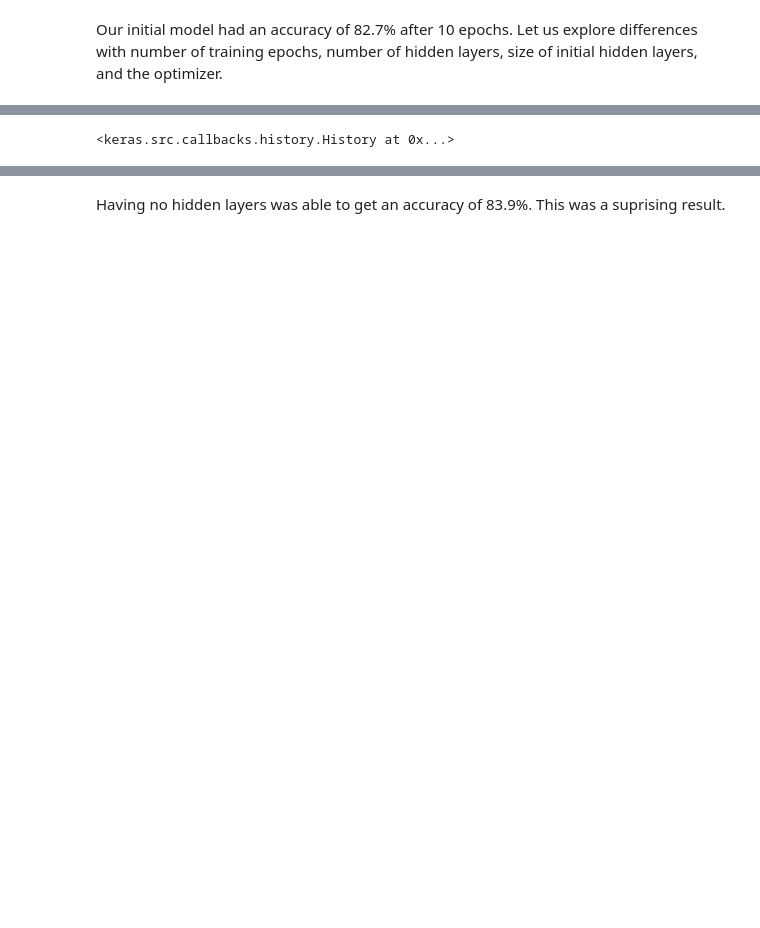
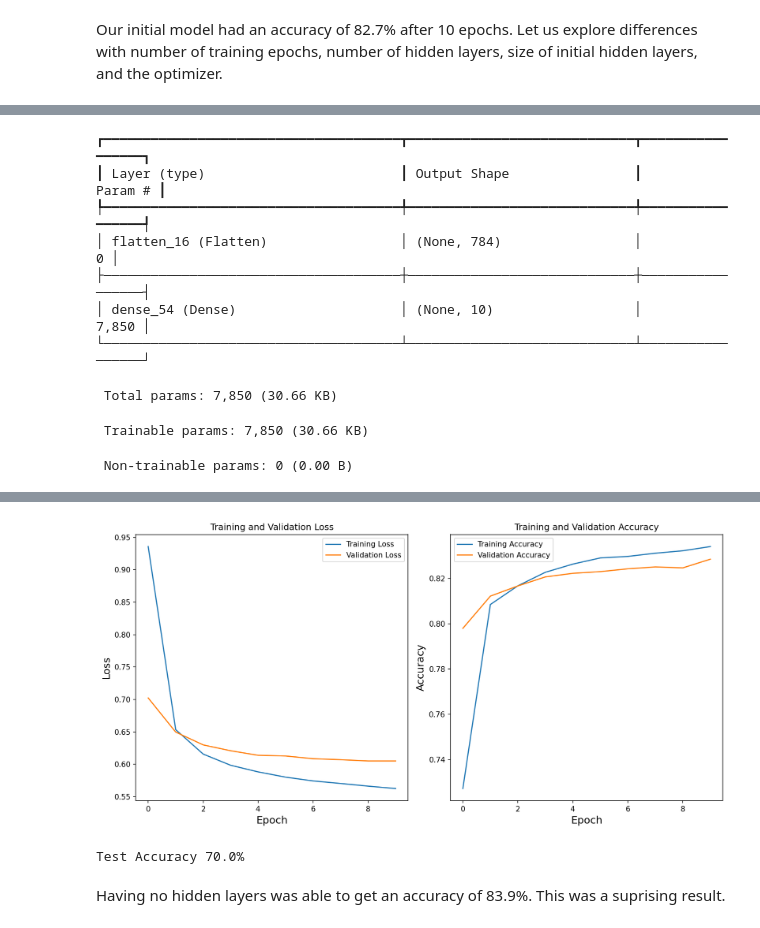
Before and after one commit to jmfb/CSC6621, a Jupyter notebook: m3/m3.ipynb, the cells around one changed output, grey strips where cells are left out. Saved outputs shown, nothing was run; the diff lists cells and outputs as text; code cells hidden in the pictures; blank space fills up the shorter version.

```diff
--- a/m3/m3.ipynb
+++ b/m3/m3.ipynb
@@ -169,6 +253,10 @@ model = keras.models.Sequential([
     keras.layers.Flatten(),
     keras.layers.Dense(10, activation='softmax')
 ])
+model.summary()
 model.compile(optimizer='adam', loss='categorical_crossentropy', metrics=['accuracy'])
-model.fit(keras_train_X, keras_train_y, epochs=10, batch_size=128, validation_split=0.2)
+history = model.fit(keras_train_X, keras_train_y, epochs=10, batch_size=128, validation_split=0.2)
+plot_loss_accuracy(history)
+loss, accuracy = model.evaluate(keras_test_X, keras_test_y, verbose=0)
+print(f"Test Accuracy {accuracy:.1%}")
 # %% [output]
@@ -195 +264,10 @@ Epoch 10/10
-<keras.src.callbacks.history.History at 0x...>
+┏━━━━━━━━━━━━━━━━━━━━━━━━━━━━━━━━━━━━━━┳━━━━━━━━━━━━━━━━━━━━━━━━━━━━━┳━━━━━━━━━━━━━━━━━┓
+┃ Layer (type)                         ┃ Output Shape                ┃         Param # ┃
+┡━━━━━━━━━━━━━━━━━━━━━━━━━━━━━━━━━━━━━━╇━━━━━━━━━━━━━━━━━━━━━━━━━━━━━╇━━━━━━━━━━━━━━━━━┩
+│ flatten_16 (Flatten)                 │ (None, 784)                 │               0 │
+├──────────────────────────────────────┼─────────────────────────────┼─────────────────┤
+│ dense_54 (Dense)                     │ (None, 10)                  │           7,850 │
+└──────────────────────────────────────┴─────────────────────────────┴─────────────────┘
+ Total params: 7,850 (30.66 KB)
+ Trainable params: 7,850 (30.66 KB)
+ Non-trainable params: 0 (0.00 B)
@@ -196,3 +294,5 @@ Epoch 10/10
+[figure, added]
+Test Accuracy 70.0%
 # %% [markdown]
 Having no hidden layers was able to get an accuracy of 83.9%.  This was a suprising result.
 # %%
```
Also changed, not shown: parts of 47 cells of this notebook, 1 other file.
